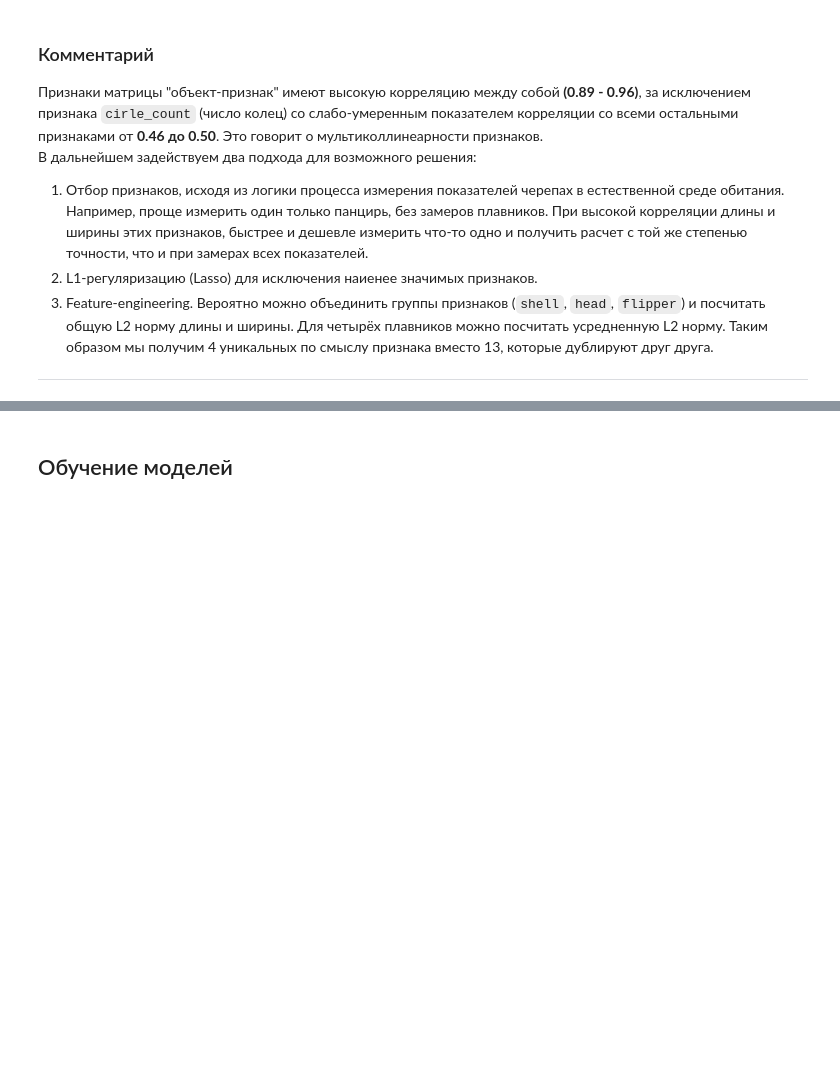
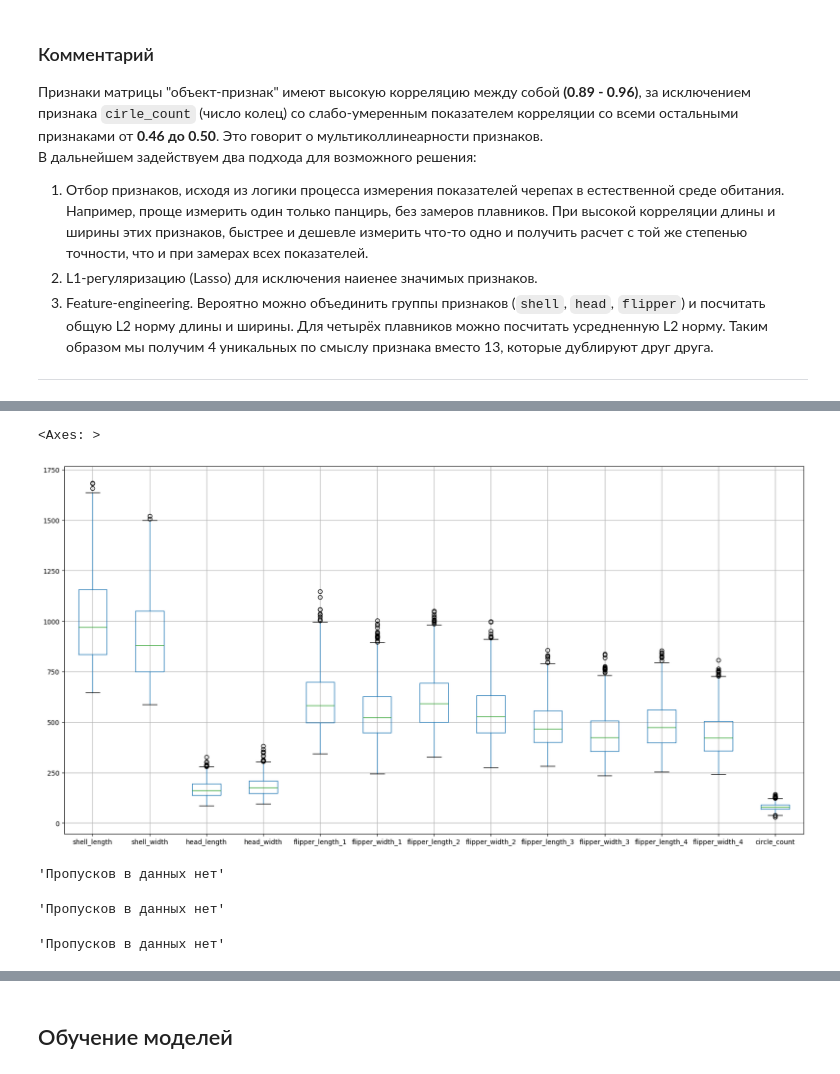
Before and after one commit to TemaQDX/project_turtle, a Jupyter notebook: project_turtle_sprint_10_Artem_Burov.ipynb, the cells around one changed output, grey strips where cells are left out. Cells and saved outputs as stored; diff of their text form; code cells hidden in the pictures; blank space fills up the shorter version.

```diff
--- a/project_turtle_sprint_10_Artem_Burov.ipynb
+++ b/project_turtle_sprint_10_Artem_Burov.ipynb
@@ -608,0 +752,5 @@ ___________
+# %%
+X_train.boxplot(figsize=(20, 10))
+# %% [output]
+<Axes: >
+[figure, added]
@@ -608,0 +763,12 @@ ___________
+# %%
+show_missing_stats(X_train)
+# %% [output]
+'Пропусков в данных нет'
+# %%
+show_missing_stats(X_val)
+# %% [output]
+'Пропусков в данных нет'
+# %%
+show_missing_stats(X_test)
+# %% [output]
+'Пропусков в данных нет'
```
Also changed, not shown: parts of 36 cells of this notebook.
